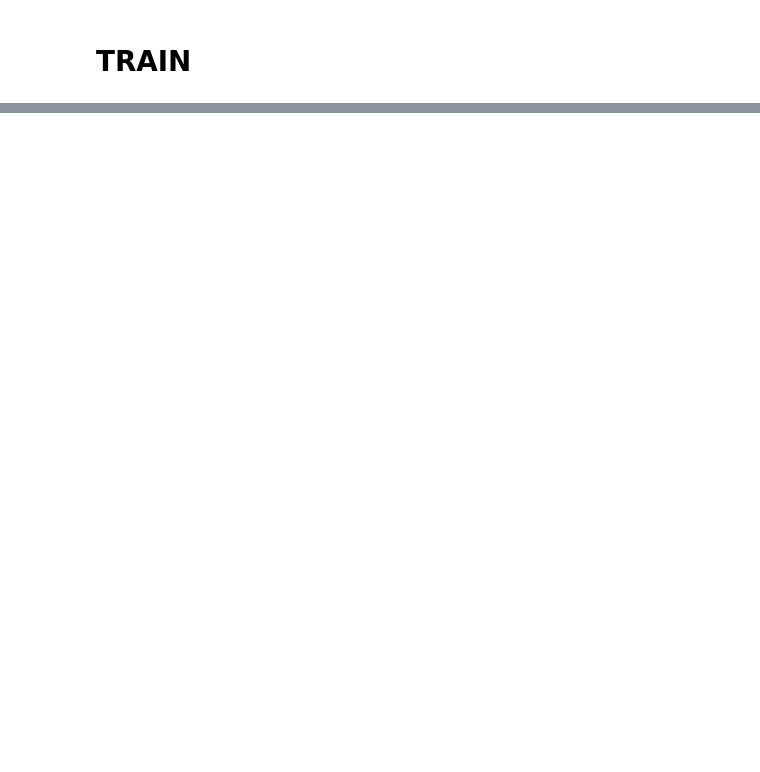
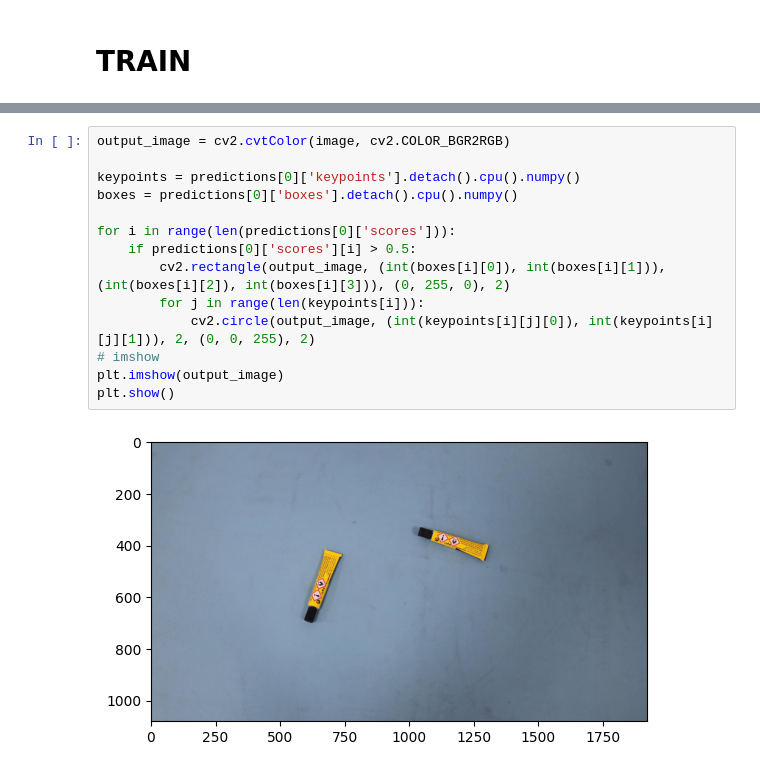
Before and after one commit to rodo1985/multi_model_keypoint_detection, a Jupyter notebook: train_KeypointRCNN_ResNet50_FPN.ipynb, the cells around one changed output, grey strips where cells are left out. Saved outputs shown, nothing was run; the diff lists cells and outputs as text; blank space fills up the shorter version.

```diff
--- a/train_KeypointRCNN_ResNet50_FPN.ipynb
+++ b/train_KeypointRCNN_ResNet50_FPN.ipynb
@@ -338,0 +426,16 @@ Epoch [6/100] Training Loss: 8.21510832650321
+# %%
+output_image = cv2.cvtColor(image, cv2.COLOR_BGR2RGB)
+
+keypoints = predictions[0]['keypoints'].detach().cpu().numpy()
+boxes = predictions[0]['boxes'].detach().cpu().numpy()
+
+for i in range(len(predictions[0]['scores'])):
+    if predictions[0]['scores'][i] > 0.5:
+        cv2.rectangle(output_image, (int(boxes[i][0]), int(boxes[i][1])), (int(boxes[i][2]), int(boxes[i][3])), (0, 255, 0), 2)
+        for j in range(len(keypoints[i])):
+            cv2.circle(output_image, (int(keypoints[i][j][0]), int(keypoints[i][j][1])), 2, (0, 0, 255), 2)
+# imshow
+plt.imshow(output_image)
+plt.show()
+# %% [output]
+[figure, added]
```
Also changed, not shown: parts of 6 cells of this notebook, 3 other files.
